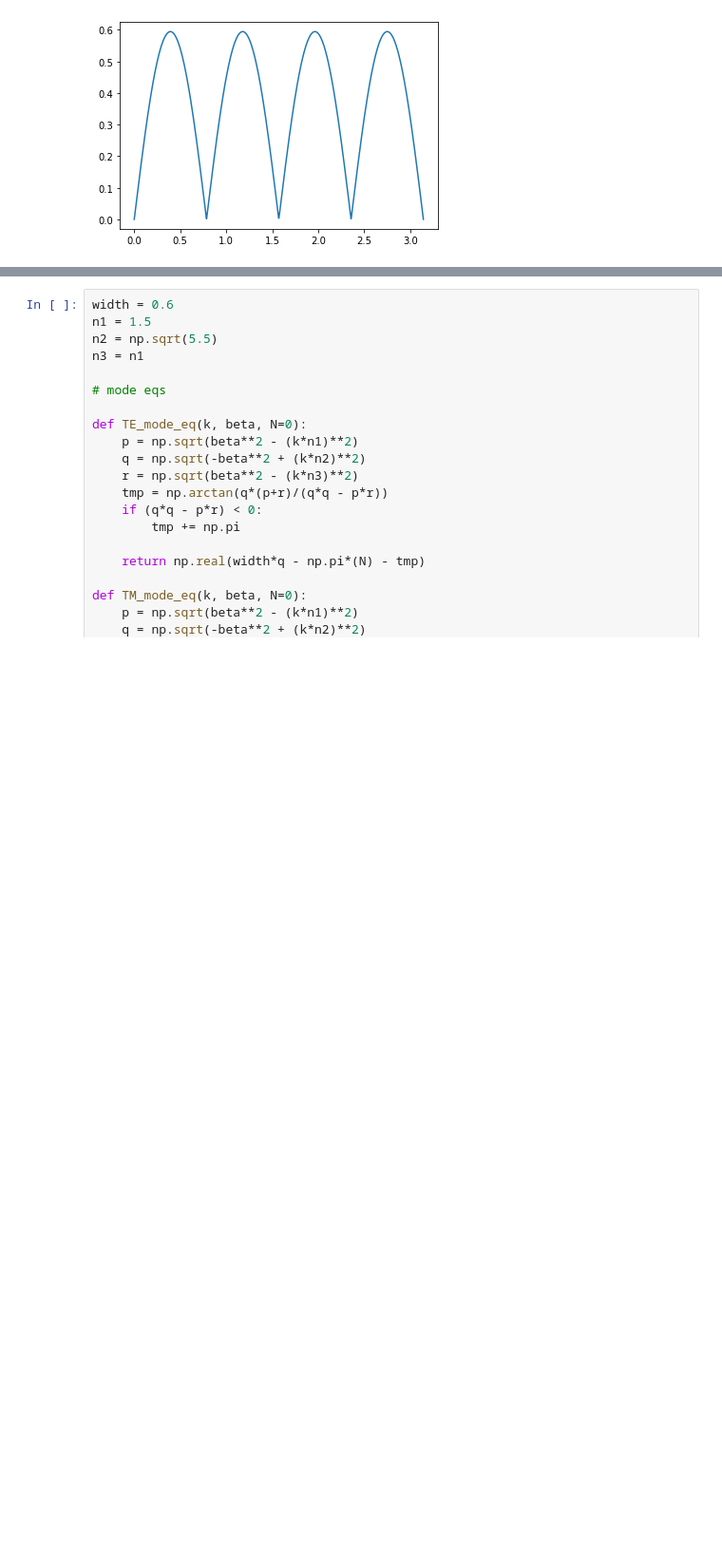
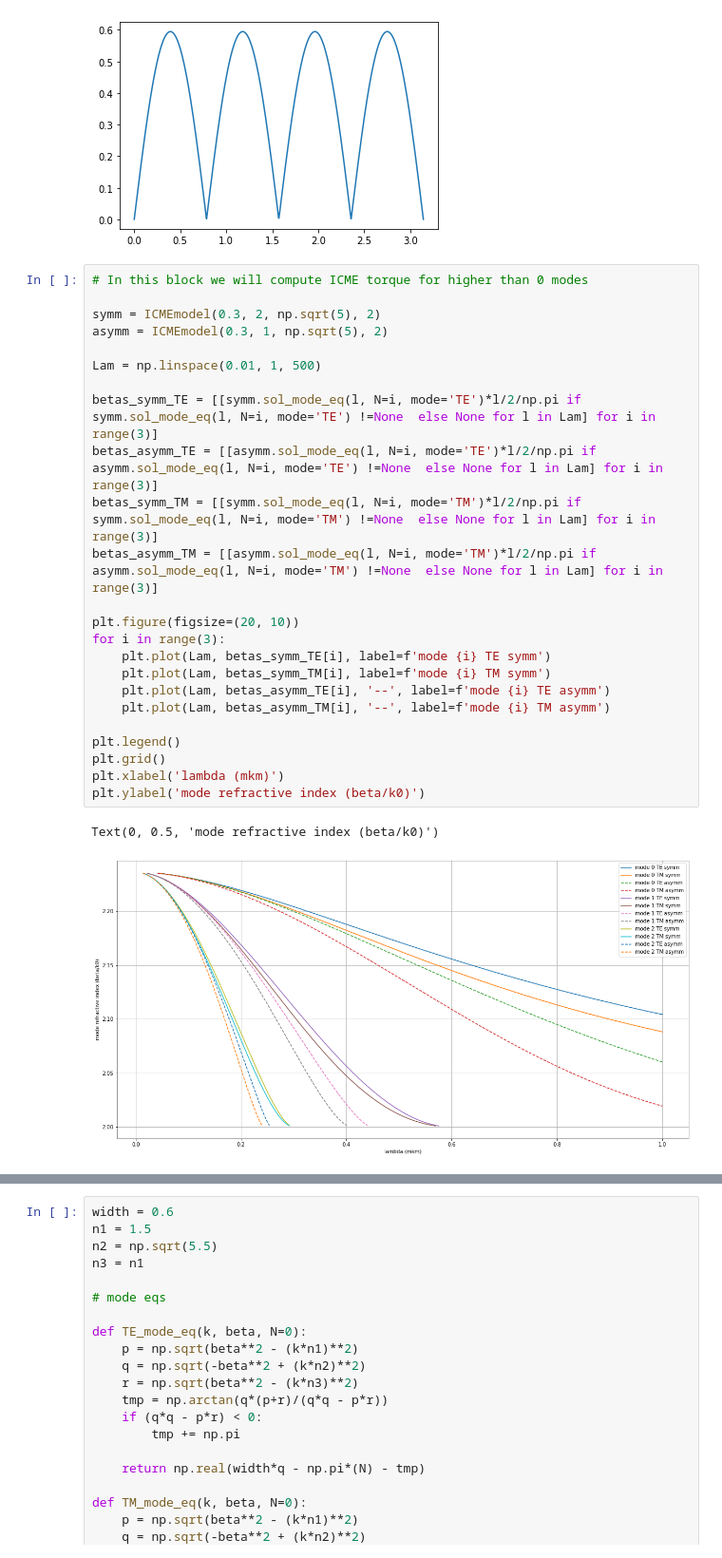
Before and after one commit to Semyonov-as/Python_Modelling, a Jupyter notebook: Waveguide_ICME.ipynb, the cells around one changed output, grey strips where cells are left out. Shown at 95% size. Cells and saved outputs as stored; diff of their text form; blank space fills up the shorter version.

Commit message:
new graphs

```diff
--- a/Waveguide_ICME.ipynb
+++ b/Waveguide_ICME.ipynb
@@ -82,3 +81,30 @@ plt.plot(Phi, tor)
 # %% [output]
 [<matplotlib.lines.Line2D at 0x...>]
 [figure]
+# %%
+# In this block we will compute ICME torque for higher than 0 modes
+
+symm = ICMEmodel(0.3, 2, np.sqrt(5), 2)
+asymm = ICMEmodel(0.3, 1, np.sqrt(5), 2)
+
+Lam = np.linspace(0.01, 1, 500)
+
+betas_symm_TE = [[symm.sol_mode_eq(l, N=i, mode='TE')*l/2/np.pi if symm.sol_mode_eq(l, N=i, mode='TE') !=None  else None for l in Lam] for i in range(3)]
+betas_asymm_TE = [[asymm.sol_mode_eq(l, N=i, mode='TE')*l/2/np.pi if asymm.sol_mode_eq(l, N=i, mode='TE') !=None  else None for l in Lam] for i in range(3)]
+betas_symm_TM = [[symm.sol_mode_eq(l, N=i, mode='TM')*l/2/np.pi if symm.sol_mode_eq(l, N=i, mode='TM') !=None  else None for l in Lam] for i in range(3)]
+betas_asymm_TM = [[asymm.sol_mode_eq(l, N=i, mode='TM')*l/2/np.pi if asymm.sol_mode_eq(l, N=i, mode='TM') !=None  else None for l in Lam] for i in range(3)]
+
+plt.figure(figsize=(20, 10))
+for i in range(3):
+    plt.plot(Lam, betas_symm_TE[i], label=f'mode {i} TE symm')
+    plt.plot(Lam, betas_symm_TM[i], label=f'mode {i} TM symm')
+    plt.plot(Lam, betas_asymm_TE[i], '--', label=f'mode {i} TE asymm')
+    plt.plot(Lam, betas_asymm_TM[i], '--', label=f'mode {i} TM asymm')
+
+plt.legend()
+plt.grid()
+plt.xlabel('lambda (mkm)')
+plt.ylabel('mode refractive index (beta/k0)')
+# %% [output]
+Text(0, 0.5, 'mode refractive index (beta/k0)')
+[figure, added]
```
Also changed, not shown: parts of 3 cells of this notebook, 1 other file.
